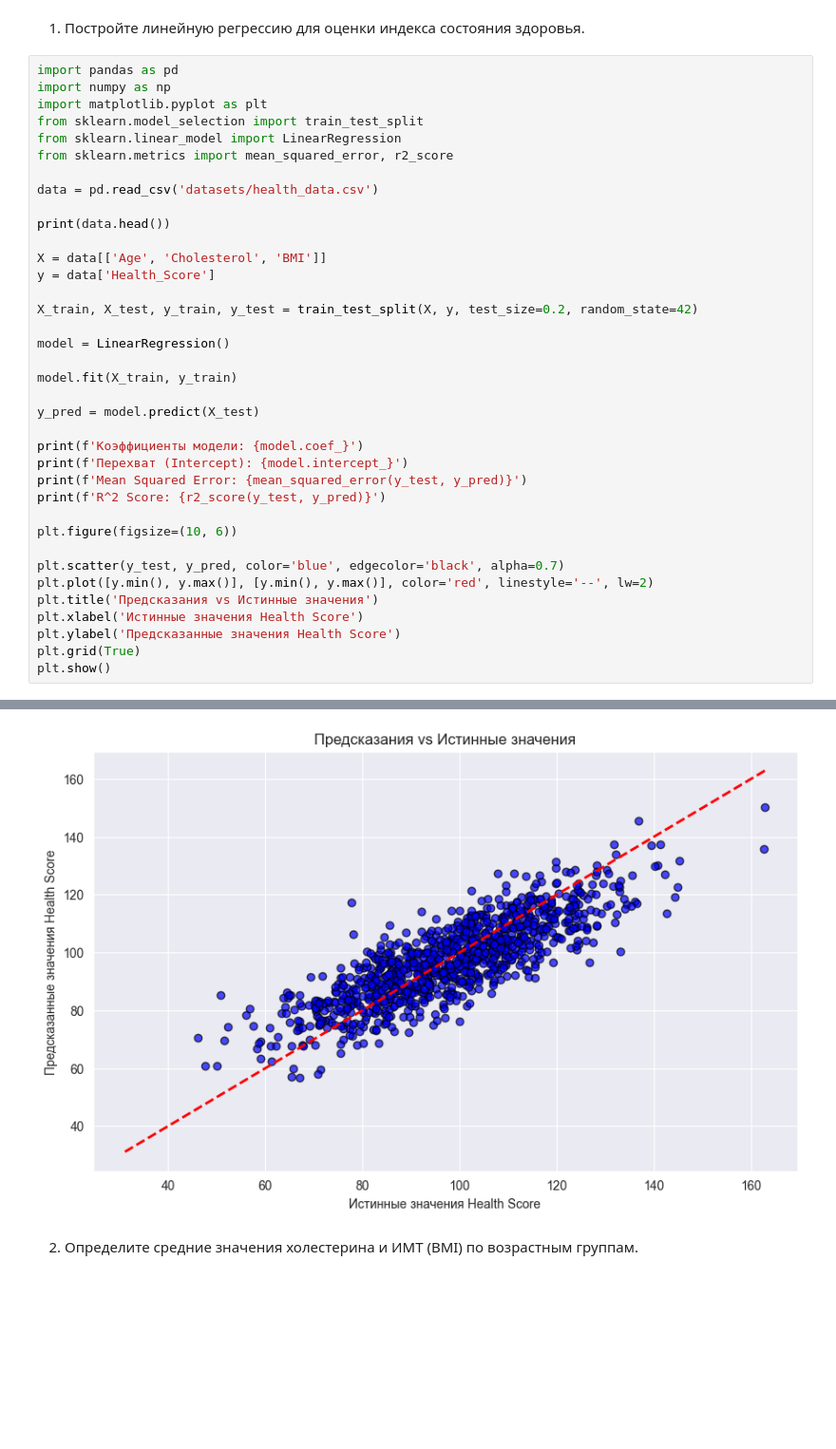
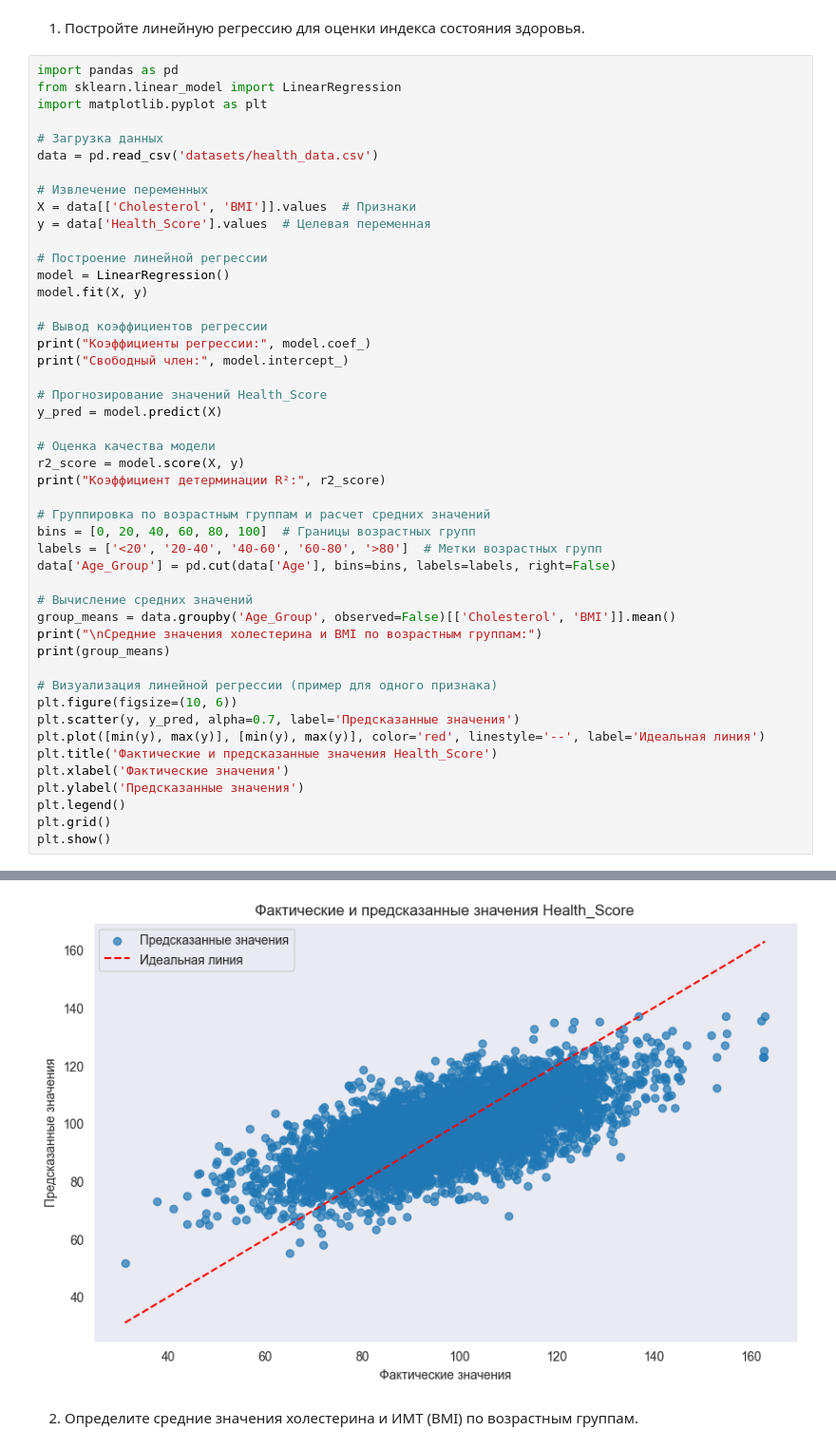
Before and after one commit to matsapkov/tipis-lab3n4, a Jupyter notebook: pythonProject1/lab4/Lab4.ipynb, the cells around one changed output, grey strips where cells are left out. Shown at 95% size. Saved outputs shown, nothing was run; the diff lists cells and outputs as text; blank space fills up the shorter version.

```diff
--- a/pythonProject1/lab4/Lab4.ipynb
+++ b/pythonProject1/lab4/Lab4.ipynb
@@ -272,39 +272,49 @@ plt.show()
 здоровья.
 # %%
 import pandas as pd
-import numpy as np
+from sklearn.linear_model import LinearRegression
 import matplotlib.pyplot as plt
-from sklearn.model_selection import train_test_split
-from sklearn.linear_model import LinearRegression
-from sklearn.metrics import mean_squared_error, r2_score
 
+# Загрузка данных
 data = pd.read_csv('datasets/health_data.csv')
 
-print(data.head())
+# Извлечение переменных
+X = data[['Cholesterol', 'BMI']].values  # Признаки
+y = data['Health_Score'].values  # Целевая переменная
 
-X = data[['Age', 'Cholesterol', 'BMI']]
-y = data['Health_Score']
+# Построение линейной регрессии
+model = LinearRegression()
+model.fit(X, y)
 
-X_train, X_test, y_train, y_test = train_test_split(X, y, test_size=0.2, random_state=42)
+# Вывод коэффициентов регрессии
+print("Коэффициенты регрессии:", model.coef_)
+print("Свободный член:", model.intercept_)
 
-model = LinearRegression()
+# Прогнозирование значений Health_Score
+y_pred = model.predict(X)
 
-model.fit(X_train, y_train)
+# Оценка качества модели
+r2_score = model.score(X, y)
+print("Коэффициент детерминации R²:", r2_score)
 
-y_pred = model.predict(X_test)
+# Группировка по возрастным группам и расчет средних значений
+bins = [0, 20, 40, 60, 80, 100]  # Границы возрастных групп
+labels = ['<20', '20-40', '40-60', '60-80', '>80']  # Метки возрастных групп
+data['Age_Group'] = pd.cut(data['Age'], bins=bins, labels=labels, right=False)
 
-print(f'Коэффициенты модели: {model.coef_}')
-print(f'Перехват (Intercept): {model.intercept_}')
-print(f'Mean Squared Error: {mean_squared_error(y_test, y_pred)}')
-print(f'R^2 Score: {r2_score(y_test, y_pred)}')
+# Вычисление средних значений
+group_means = data.groupby('Age_Group', observed=False)[['Cholesterol', 'BMI']].mean()
+print("\nСредние значения холестерина и BMI по возрастным группам:")
+print(group_means)
 
+# Визуализация линейной регрессии (пример для одного признака)
 plt.figure(figsize=(10, 6))
-
-plt.scatter(y_test, y_pred, color='blue', edgecolor='black', alpha=0.7)
-plt.plot([y.min(), y.max()], [y.min(), y.max()], color='red', linestyle='--', lw=2)
-plt.title('Предсказания vs Истинные значения')
-plt.xlabel('Истинные значения Health Score')
-plt.ylabel('Предсказанные значения Health Score')
-plt.grid(True)
+plt.scatter(y, y_pred, alpha=0.7, label='Предсказанные значения')
+plt.plot([min(y), max(y)], [min(y), max(y)], color='red', linestyle='--', label='Идеальная линия')
+plt.title('Фактические и предсказанные значения Health_Score')
+plt.xlabel('Фактические значения')
+plt.ylabel('Предсказанные значения')
+plt.legend()
+plt.grid()
 plt.show()
 # %% [output]
@@ -321,4 +333,4 @@ R^2 Score: 0.6867605194179268
-[figure, old version]
+[figure, new version]
 # %% [markdown]
 2. Определите средние
 значения холестерина и
```
Also changed, not shown: parts of 4 cells of this notebook.
